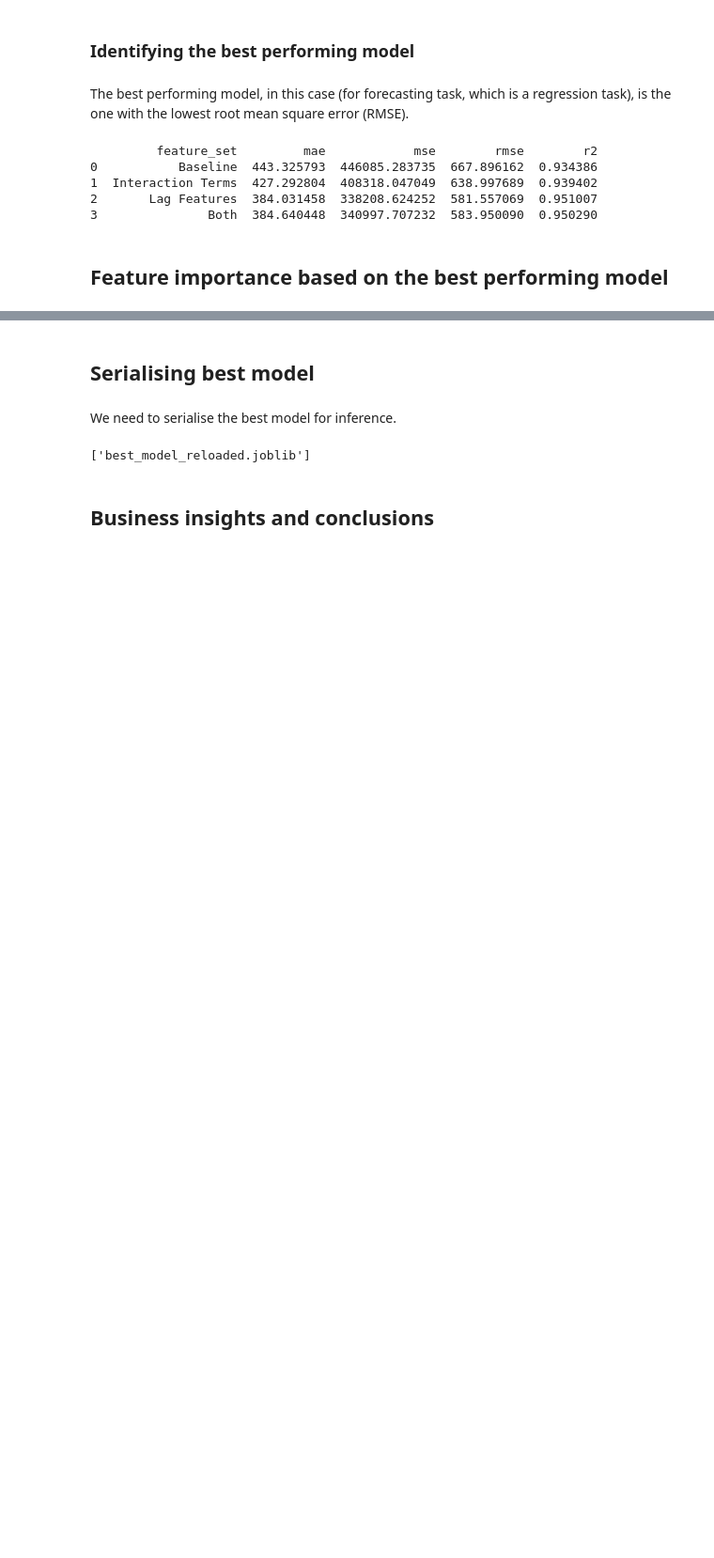
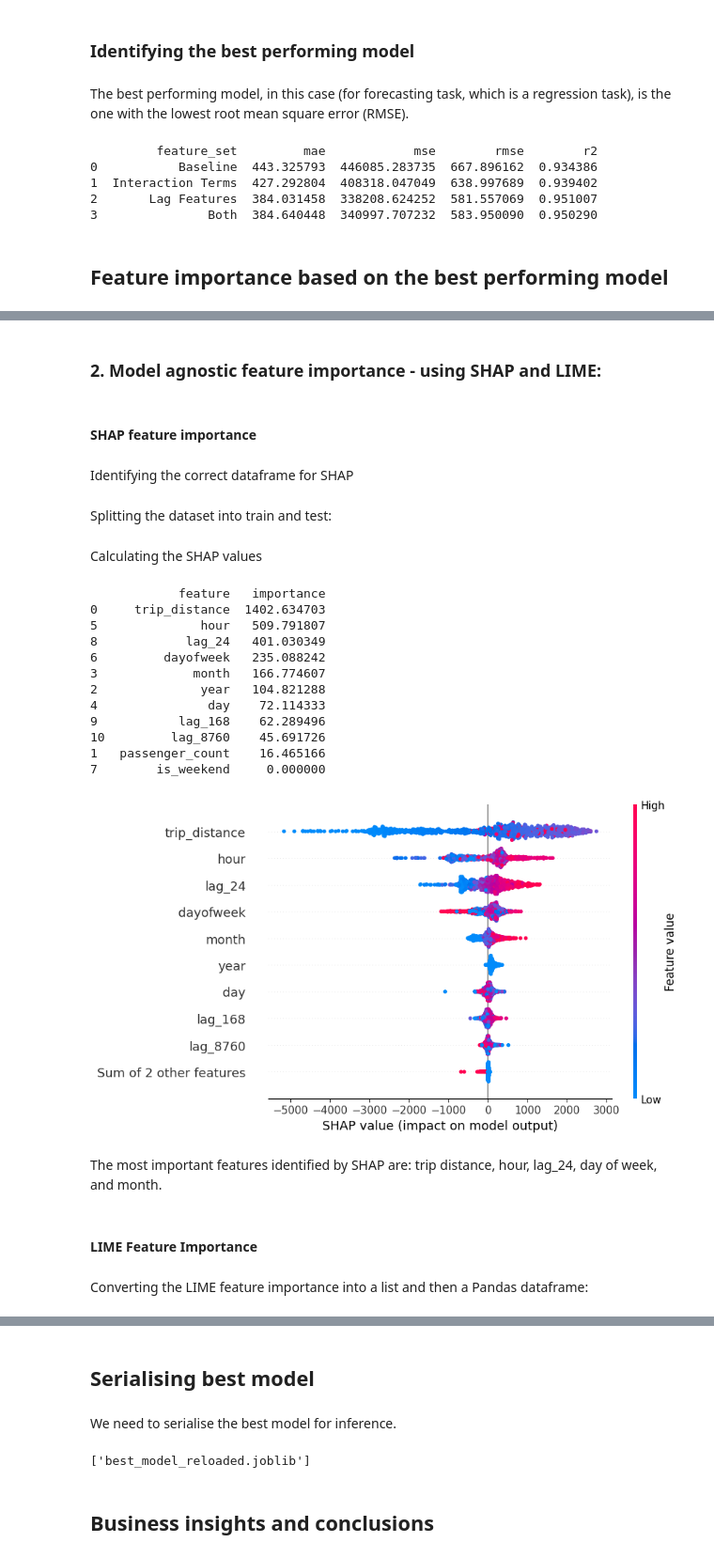
Before and after one commit to EMarc2023/Forecasting_with_GBM, a Jupyter notebook: Forecasting-NYC-yellow-taxi.ipynb, the cells around one changed output, grey strips where cells are left out. Shown at 94% size. Drawn from its saved outputs; the diff is of its cells as text; code cells hidden in the pictures; blank space fills up the shorter version.

```diff
--- a/Forecasting-NYC-yellow-taxi.ipynb
+++ b/Forecasting-NYC-yellow-taxi.ipynb
@@ -609,0 +635,4 @@ The above feature importance plot shows that the interaction terms can signfican
+# %% [markdown]
+### 2. Model agnostic feature importance - using SHAP and LIME:
+# %% [markdown]
+#### SHAP feature importance
@@ -609,0 +642,69 @@ The above feature importance plot shows that the interaction terms can signfican
+# %% [markdown]
+Identifying the correct dataframe for SHAP
+# %%
+# Extracting the dataframe, columns, and features for SHAP values
+df_shap = df_lag.sort_values(by='pickup_hour')
+
+# Identifying the target and date columns
+target_column='trip_volume'
+date_column='pickup_hour'
+
+#  default features if not provided
+features=None
+if features is None:
+    features = [col for col in df_shap.columns if col not in [target_column, date_column]]
+
+# Prepare predictors (X) and target (y)
+X = df_shap[features]
+y = df_shap[target_column]
+# %% [markdown]
+Splitting the dataset into train and test:
+# %%
+# Splitting the data for SHAP calculations
+split_index = int(0.8 * len(X))  # 80-20 split
+
+X_train, X_test = X.iloc[:split_index], X.iloc[split_index:]
+y_train, y_test = y.iloc[:split_index], y.iloc[split_index:]
+
+# Ensuring that the columns in X_test match those in X_train
+assert list(X_test.columns) == list(X_train.columns)
+# %% [markdown]
+Calculating the SHAP values
+# %%
+# Sample 1000 rows for SHAP values
+X_sample = X_test.sample(n=1000, random_state=42)
+explainer = shap.Explainer(best_model, X_train)
+shap_values = explainer(X_sample)
+
+# Calculate mean absolute SHAP value for each feature
+importance_df = pd.DataFrame({
+    "feature": X_sample.columns,
+    "importance": np.abs(shap_values.values).mean(axis=0)
+})
+
+# Sort descending by importance
+importance_df = importance_df.sort_values(by="importance", ascending=False)
+
+# Show top features
+print(importance_df)
+
+# Plotting the SHAP values
+shap.plots.beeswarm(shap_values)
+# %% [output]
+            feature   importance
+0     trip_distance  1402.634703
+5              hour   509.791807
+8            lag_24   401.030349
+6         dayofweek   235.088242
+3             month   166.774607
+2              year   104.821288
+4               day    72.114333
+9           lag_168    62.289496
+10         lag_8760    45.691726
+1   passenger_count    16.465166
+7        is_weekend     0.000000
+[figure, added]
+# %% [markdown]
+The most important features identified by SHAP are: trip distance, hour, lag_24, day of week, and month.
+# %% [markdown]
+#### LIME Feature Importance
@@ -609,0 +724,2 @@ The above feature importance plot shows that the interaction terms can signfican
+# %% [markdown]
+Converting the LIME feature importance into a list and then a Pandas dataframe:
```
Also changed, not shown: parts of 22 cells of this notebook, 1 other file.
